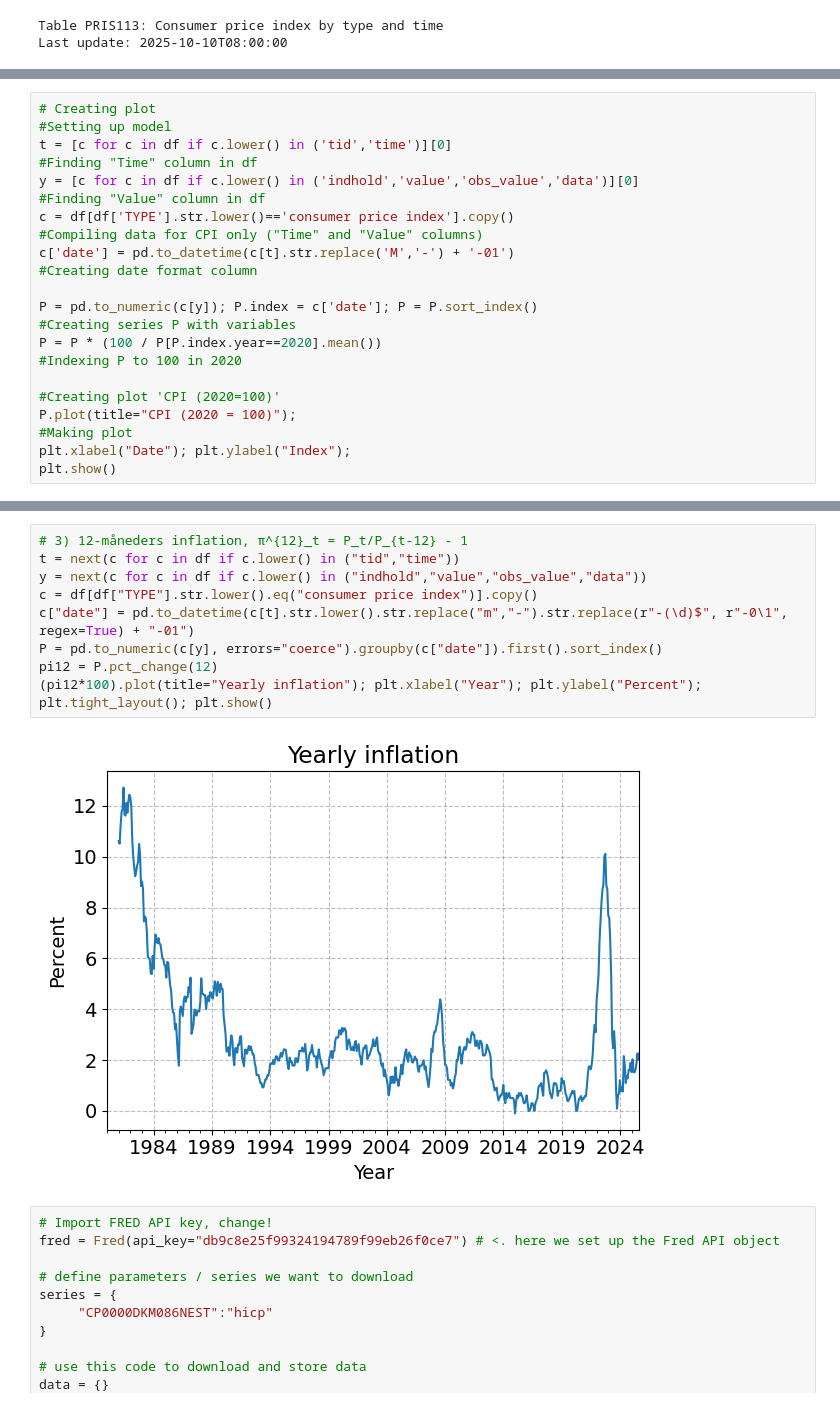
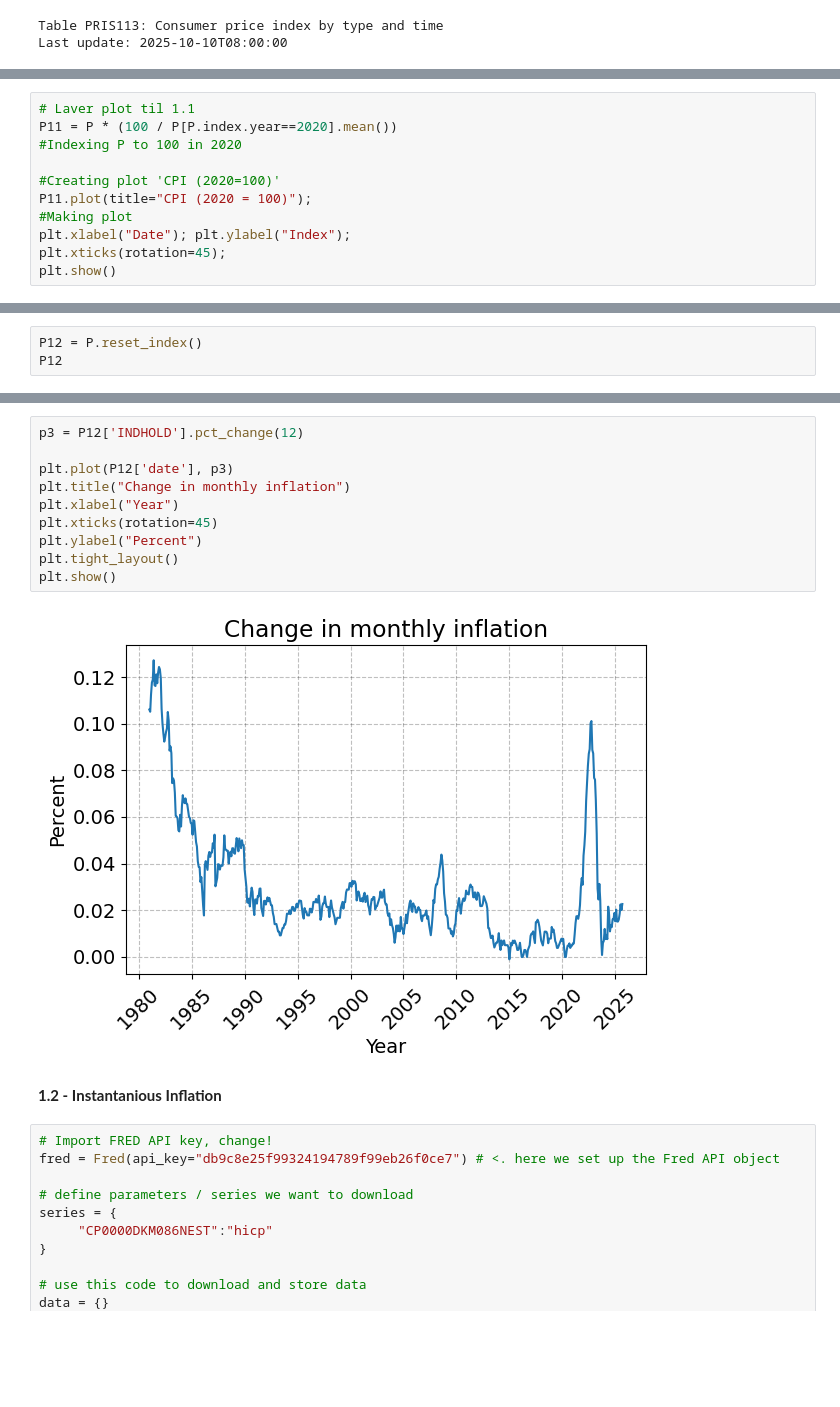
Before and after one commit to htx354/progecon, a Jupyter notebook: dataproject.ipynb, the cells around one changed output, grey strips where cells are left out. Drawn from its saved outputs; the diff is of its cells as text; blank space fills up the shorter version.

```diff
--- a/dataproject.ipynb
+++ b/dataproject.ipynb
@@ -49,16 +71,10 @@ Now, we can set up the model for the CPI and plot it:
 # %%
-# Creating plot
-#Setting up model
-t = [c for c in df if c.lower() in ('tid','time')][0]                                       #Finding "Time" column in df
-y = [c for c in df if c.lower() in ('indhold','value','obs_value','data')][0]               #Finding "Value" column in df
-c = df[df['TYPE'].str.lower()=='consumer price index'].copy()                               #Compiling data for CPI only ("Time" and "Value" columns)
-c['date'] = pd.to_datetime(c[t].str.replace('M','-') + '-01')                               #Creating date format column
-
-P = pd.to_numeric(c[y]); P.index = c['date']; P = P.sort_index()                            #Creating series P with variables
-P = P * (100 / P[P.index.year==2020].mean())                                                #Indexing P to 100 in 2020
+# Laver plot til 1.1
+P11 = P * (100 / P[P.index.year==2020].mean())                                                #Indexing P to 100 in 2020
 
 #Creating plot 'CPI (2020=100)'
-P.plot(title="CPI (2020 = 100)");                                                           #Making plot
+P11.plot(title="CPI (2020 = 100)");                                                           #Making plot
 plt.xlabel("Date"); plt.ylabel("Index");
+plt.xticks(rotation=45);
 plt.show()
 # %% [output]
@@ -70,0 +89,3 @@ Now, we can setup the model for the month-to-month inflation rate and plot it:
+# %%
+P12 = P.reset_index()
+P12
@@ -96,14 +122,17 @@ pi = P.pct_change()
 # %%
-# 3) 12-måneders inflation, π^{12}_t = P_t/P_{t-12} - 1
-t = next(c for c in df if c.lower() in ("tid","time"))
-y = next(c for c in df if c.lower() in ("indhold","value","obs_value","data"))
-c = df[df["TYPE"].str.lower().eq("consumer price index")].copy()
-c["date"] = pd.to_datetime(c[t].str.lower().str.replace("m","-").str.replace(r"-(\d)$", r"-0\1", regex=True) + "-01")
-P = pd.to_numeric(c[y], errors="coerce").groupby(c["date"]).first().sort_index()
-pi12 = P.pct_change(12)
-(pi12*100).plot(title="Yearly inflation"); plt.xlabel("Year"); plt.ylabel("Percent"); plt.tight_layout(); plt.show()
+p3 = P12['INDHOLD'].pct_change(12)
+
+plt.plot(P12['date'], p3)
+plt.title("Change in monthly inflation")
+plt.xlabel("Year")
+plt.xticks(rotation=45)
+plt.ylabel("Percent")
+plt.tight_layout()
+plt.show()
 # %% [output]
-[figure, old version]
+[figure, new version]
+# %% [markdown]
+**1.2 - Instantanious Inflation**
 # %%
 # Import FRED API key, change!
 fred = Fred(api_key="db9c8e25f99324194789f99eb26f0ce7") # <. here we set up the Fred API object
```
Also changed, not shown: parts of 12 cells of this notebook.
